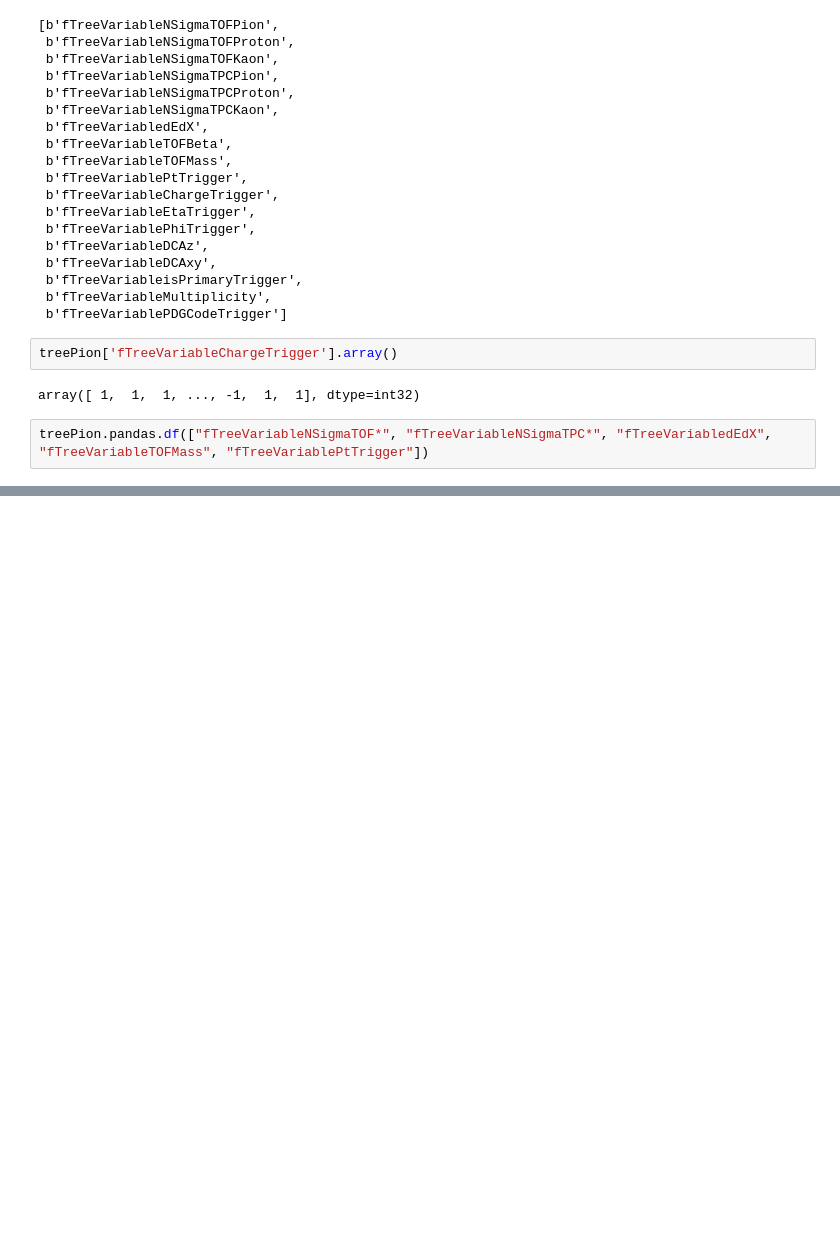
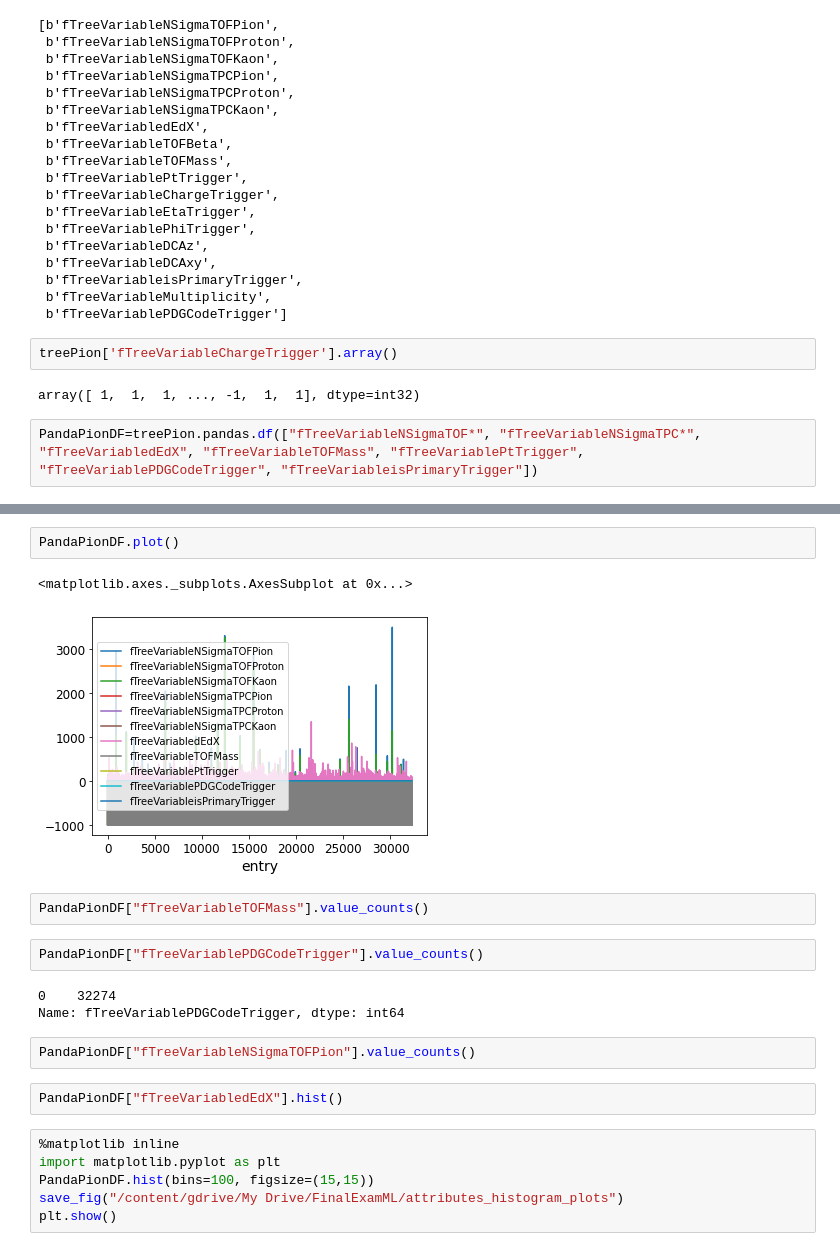
Before and after one commit to ChiaraDeMartin95/ciao, a Jupyter notebook: PionIDwithML.ipynb, the cells around one changed output, grey strips where cells are left out. Cells and saved outputs as stored; diff of their text form; blank space fills up the shorter version.

Commit message:
Some histograms drawn

```diff
--- a/PionIDwithML.ipynb
+++ b/PionIDwithML.ipynb
@@ -123,4 +123,4 @@ treePion['fTreeVariableChargeTrigger'].array()
 # %% [output]
 array([ 1,  1,  1, ..., -1,  1,  1], dtype=int32)
 # %%
-treePion.pandas.df(["fTreeVariableNSigmaTOF*", "fTreeVariableNSigmaTPC*", "fTreeVariabledEdX", "fTreeVariableTOFMass", "fTreeVariablePtTrigger"])
+PandaPionDF=treePion.pandas.df(["fTreeVariableNSigmaTOF*", "fTreeVariableNSigmaTPC*", "fTreeVariabledEdX", "fTreeVariableTOFMass", "fTreeVariablePtTrigger", "fTreeVariablePDGCodeTrigger", "fTreeVariableisPrimaryTrigger"])
@@ -141,0 +170,22 @@ treePion.pandas.df(["fTreeVariableNSigmaTOF*", "fTreeVariableNSigmaTPC*", "fTree
+# %%
+PandaPionDF.plot()
+# %% [output]
+<matplotlib.axes._subplots.AxesSubplot at 0x...>
+[figure, added]
+# %%
+PandaPionDF["fTreeVariableTOFMass"].value_counts()
+# %%
+PandaPionDF["fTreeVariablePDGCodeTrigger"].value_counts()
+# %% [output]
+0    32274
+Name: fTreeVariablePDGCodeTrigger, dtype: int64
+# %%
+PandaPionDF["fTreeVariableNSigmaTOFPion"].value_counts()
+# %%
+PandaPionDF["fTreeVariabledEdX"].hist()
+# %%
+%matplotlib inline
+import matplotlib.pyplot as plt
+PandaPionDF.hist(bins=100, figsize=(15,15))
+save_fig("/content/gdrive/My Drive/FinalExamML/attributes_histogram_plots")
+plt.show()
```
Also changed, not shown: parts of 6 cells of this notebook.
